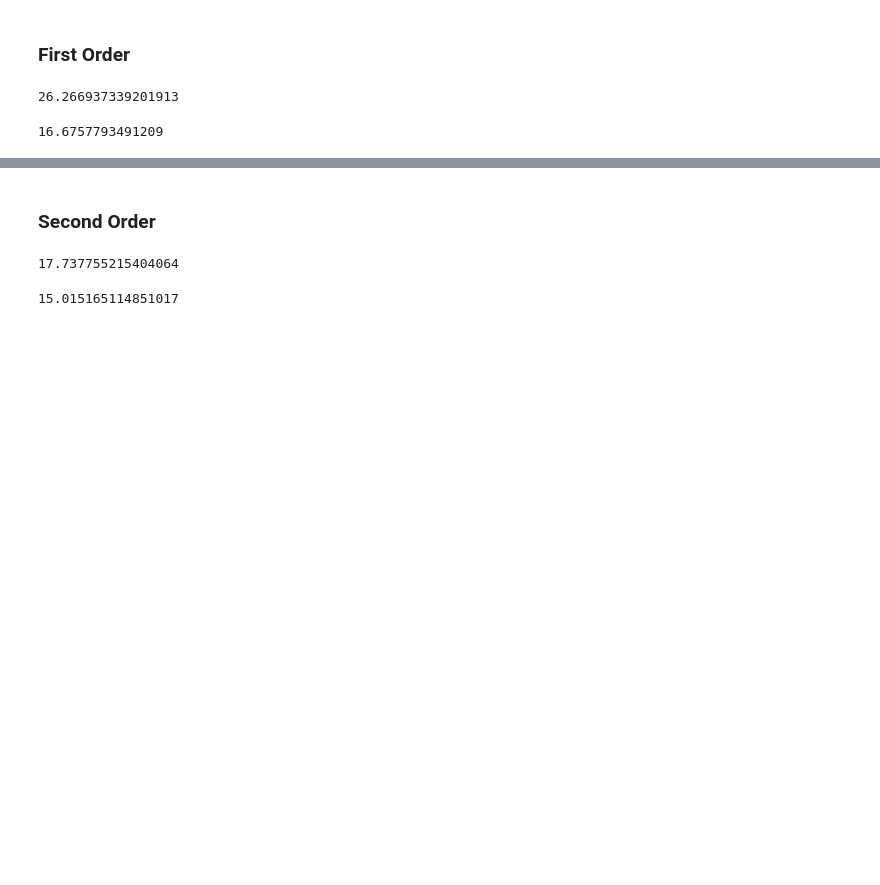
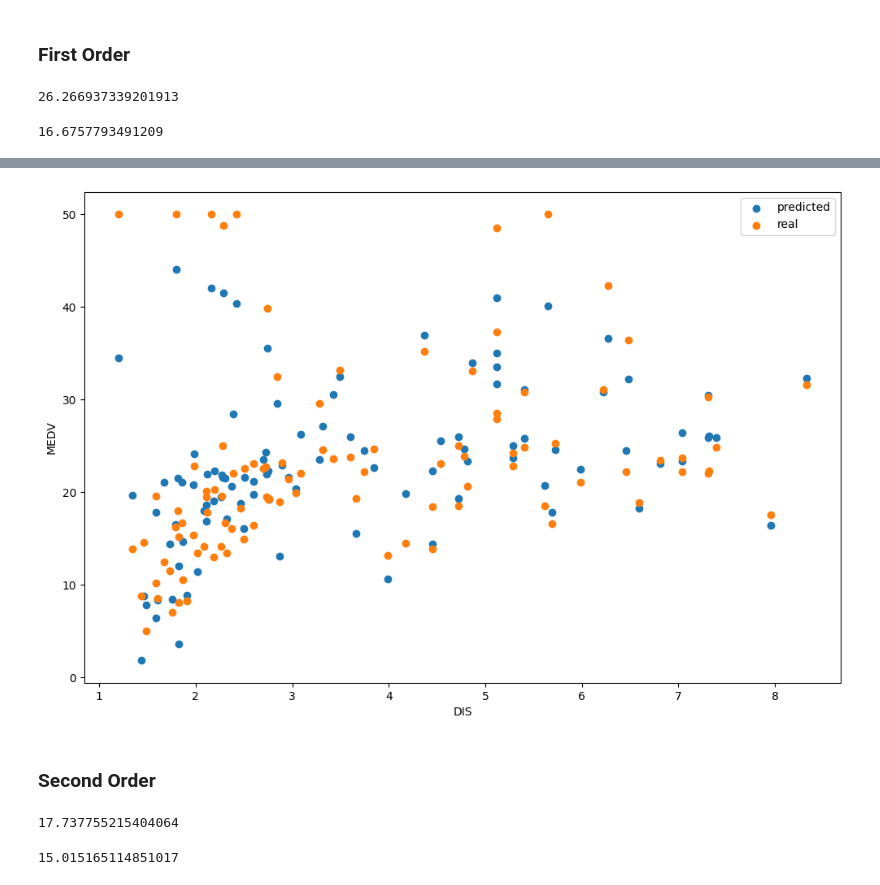
Before and after one commit to mostafaghadimi/machine-learning, a Jupyter notebook: HomeWorks/HW3/Practical/boston.ipynb, the cells around one changed output, grey strips where cells are left out. Saved outputs shown, nothing was run; the diff lists cells and outputs as text; code cells hidden in the pictures; blank space fills up the shorter version.

```diff
--- a/HomeWorks/HW3/Practical/boston.ipynb
+++ b/HomeWorks/HW3/Practical/boston.ipynb
@@ -268,3 +277,12 @@ test_mse_1
+# %%
+plt.scatter(X_test['DIS'], y_test_predicted, label="predicted")
+plt.scatter(X_test['DIS'], y_test, label="real")
+plt.xlabel('DIS')
+plt.ylabel('MEDV')
+plt.legend()
+plt.show()
+# %% [output]
+[figure, added]
 # %% [markdown]
 ### Second Order
 # %%
```
Also changed, not shown: parts of 7 cells of this notebook.
